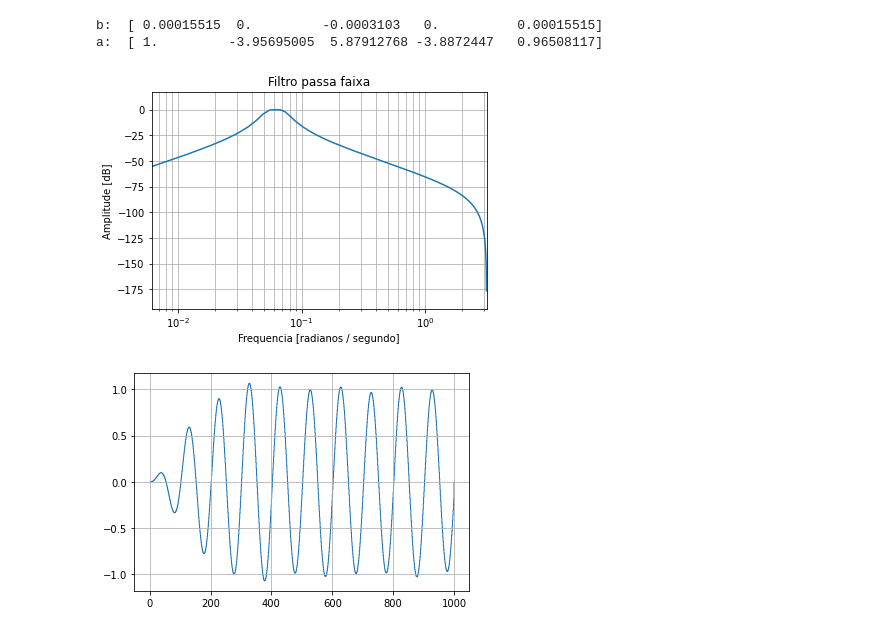
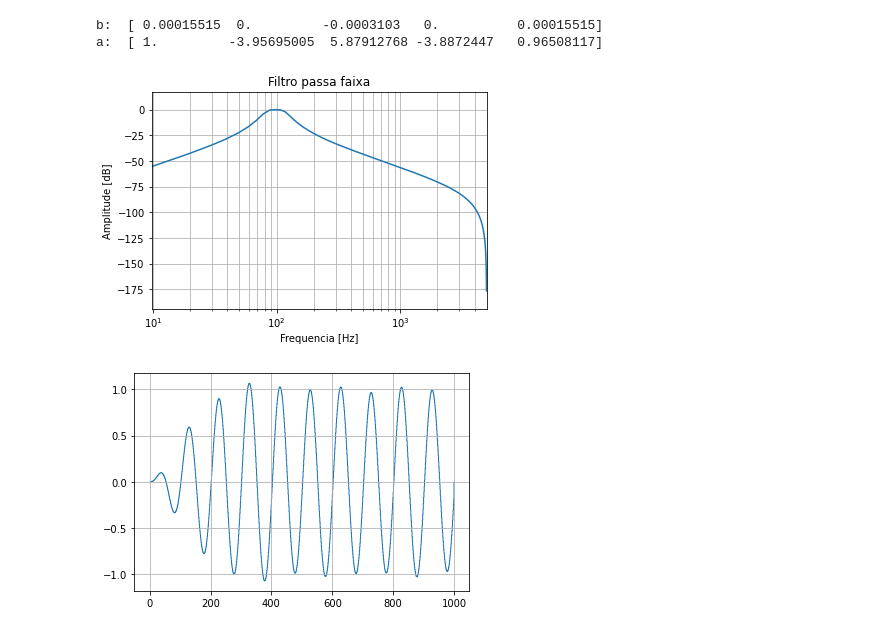
Before and after one commit to JoaoYukio/PCO119, a Jupyter notebook: Atividade 7/Atividade7.ipynb, the cells around one changed output. Cells and saved outputs as stored; diff of their text form; code cells hidden in the pictures.

```diff
--- a/Atividade 7/Atividade7.ipynb
+++ b/Atividade 7/Atividade7.ipynb
@@ -227,17 +227,17 @@ a:  [ 1.         -3.95695005  5.87912768 -3.8872447   0.96508117]
 # %%
 #Calcular a frequencia do sinal filtrado
 # https://docs.scipy.org/doc/scipy/reference/generated/scipy.signal.freqz.html
 w, h = signal.freqz(b4, a4)
-plt.plot(w, 20 * np.log10(abs(h)))
+plt.plot(w*(1/Ts)*0.1592, 20 * np.log10(abs(h)))
 plt.xscale('log')
 plt.title('Filtro passa faixa')
-plt.xlabel('Frequencia [radianos / segundo]')
+plt.xlabel('Frequencia [Hz]')
 plt.ylabel('Amplitude [dB]')
 plt.margins(0, 0.1)
 plt.grid(which='both', axis='both')
 plt.show()
 # %% [output]
-[figure, old version]
+[figure, new version]
 # %%
 sinalFiltrado4 = signal.lfilter(b4, a4, sinal2)
 # %%
```
Also changed, not shown: parts of 29 cells of this notebook, 14 other files.
